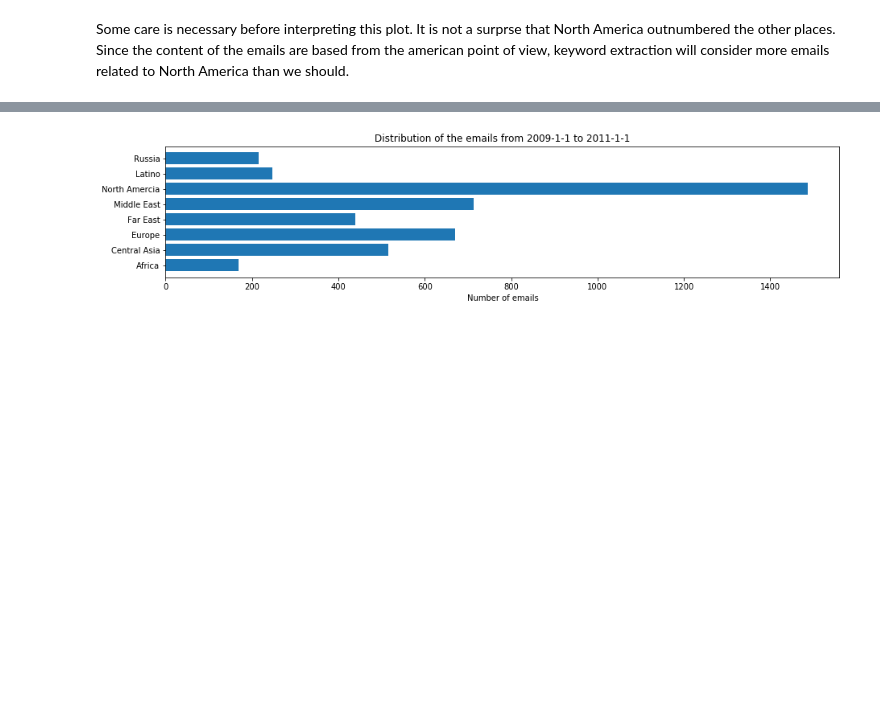
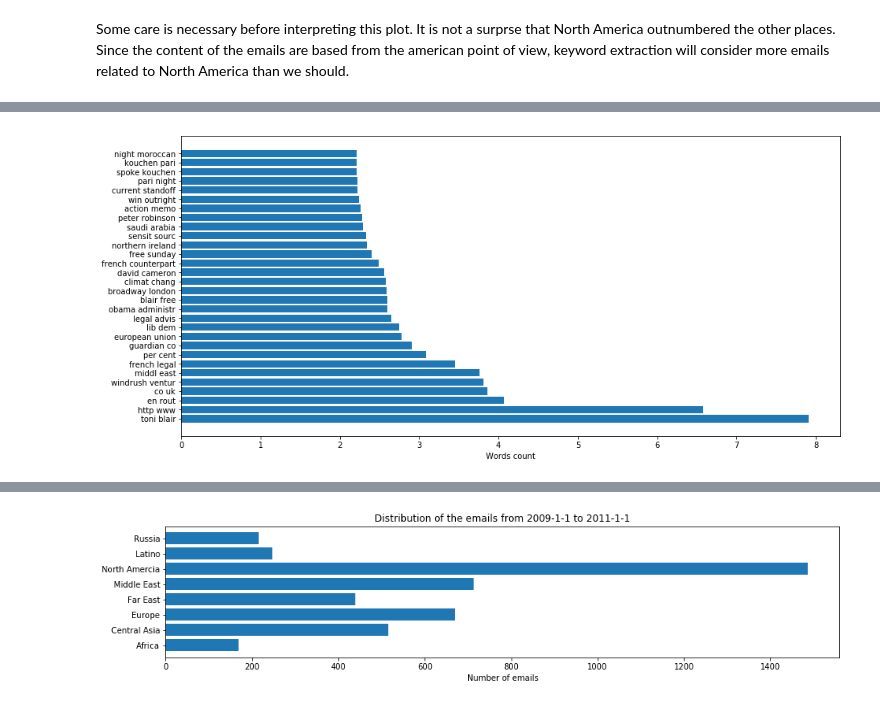
Before and after one commit to KennethThNg/Project, a Jupyter notebook: src/data_exploration.ipynb, the cells around one changed output, grey strips where cells are left out. Cells and saved outputs as stored; diff of their text form; code cells hidden in the pictures; blank space fills up the shorter version.

```diff
--- a/src/data_exploration.ipynb
+++ b/src/data_exploration.ipynb
@@ -855,0 +865,4 @@ word_bar_plot(most_common_word(emails_russia.content), 'Russia')
+# %%
+w = get_top_words(emails_europe.content, None)
+# %% [output]
+[figure, added]
```
Also changed, not shown: parts of 50 cells of this notebook, 1 other file.
